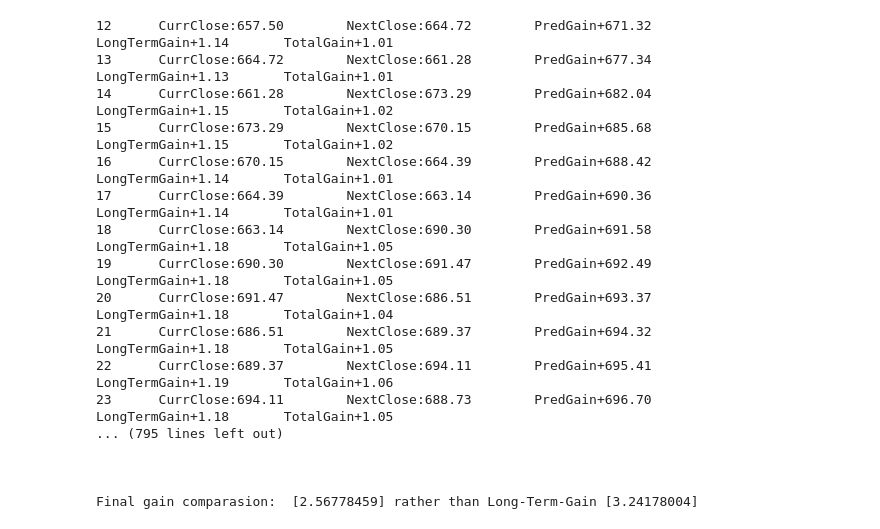
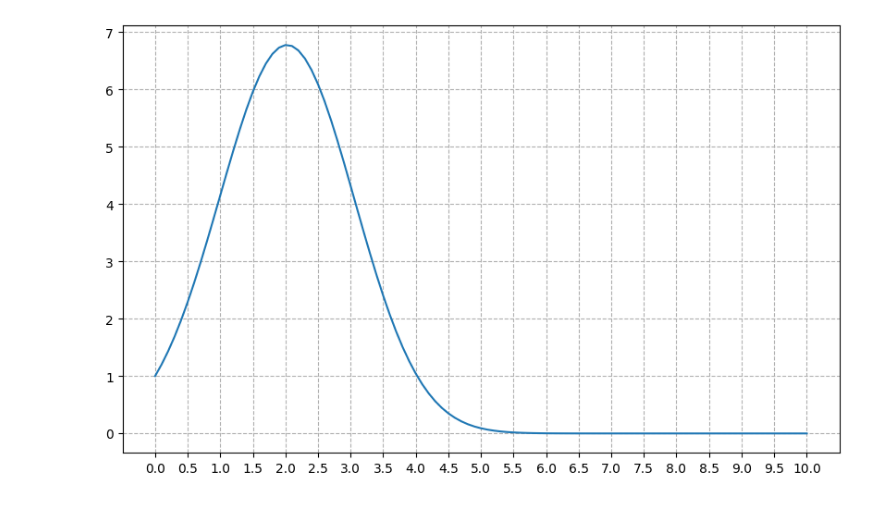
Before and after one commit to binphilxiao/AxisLabs, a Jupyter notebook: python/stock/StockLSTM.ipynb, the cells around one changed output. Cells and saved outputs as stored; diff of their text form; code cells hidden in the pictures.

```diff
--- a/python/stock/StockLSTM.ipynb
+++ b/python/stock/StockLSTM.ipynb
@@ -198,30 +257,19 @@ Final gain comparasion:  [1.99176026] rather than Long-Term-Gain [4.21221863]
-# %%
-gain =1
-predTest = predTest.flatten()
-for i in range(predTest.size-1):
-    if predTest[i+1] > yTest[i]:
-        gain = gain * (yTest[i+1]/yTest[i])
-        print(i, "\tCurrClose:%.02f" %yTest[i], \
-                 "\tNextClose:%.02f" %yTest[i+1], \
-                 "\tPredGain%+.02f" %predTest[i+1], \
-                 "\tLongTermGain%+.02f" %(yTest[i+1]/yTest[0]), \
-                 "\tTotalGain%+.02f" %gain)
-print("\n\n\nFinal gain comparasion:\t",gain,"rather than Long-Term-Gain",yTest[predTest.size-1]/yTest[0])
-# %% [output]
-12      CurrClose:657.50        NextClose:664.72        PredGain+671.32         LongTermGain+1.14       TotalGain+1.01
-13      CurrClose:664.72        NextClose:661.28        PredGain+677.34         LongTermGain+1.13       TotalGain+1.01
-14      CurrClose:661.28        NextClose:673.29        PredGain+682.04         LongTermGain+1.15       TotalGain+1.02
-15      CurrClose:673.29        NextClose:670.15        PredGain+685.68         LongTermGain+1.15       TotalGain+1.02
-16      CurrClose:670.15        NextClose:664.39        PredGain+688.42         LongTermGain+1.14       TotalGain+1.01
-17      CurrClose:664.39        NextClose:663.14        PredGain+690.36         LongTermGain+1.14       TotalGain+1.01
-18      CurrClose:663.14        NextClose:690.30        PredGain+691.58         LongTermGain+1.18       TotalGain+1.05
-19      CurrClose:690.30        NextClose:691.47        PredGain+692.49         LongTermGain+1.18       TotalGain+1.05
-20      CurrClose:691.47        NextClose:686.51        PredGain+693.37         LongTermGain+1.18       TotalGain+1.04
-21      CurrClose:686.51        NextClose:689.37        PredGain+694.32         LongTermGain+1.18       TotalGain+1.05
-22      CurrClose:689.37        NextClose:694.11        PredGain+695.41         LongTermGain+1.19       TotalGain+1.06
-23      CurrClose:694.11        NextClose:688.73        PredGain+696.70         LongTermGain+1.18       TotalGain+1.05
-... (795 lines left out)
-
-
-
-Final gain comparasion:  [2.56778459] rather than Long-Term-Gain [3.24178004]
+# %%
+def dispLever(pred,close,):
+    disp  = []
+    lever = []
+    l = float(0)
+    while l<=10:
+        disp.append(SumRes(pred,close,l,0))
+        lever.append(l)
+        l=l+0.1
+    disp = np.array(disp).reshape(-1,1)
+    lever = np.array(lever).reshape(-1,1)
+    plt.figure(figsize=(10, 6))
+    plt.xticks(np.linspace(0, 10, 21))
+    plt.grid(ls='--')
+    plt.plot(lever, disp)
+# %%
+dispLever(predTrain,yTrain)
+# %% [output]
+[figure, added]
```
Also changed, not shown: parts of 14 cells of this notebook, 11 other files.
